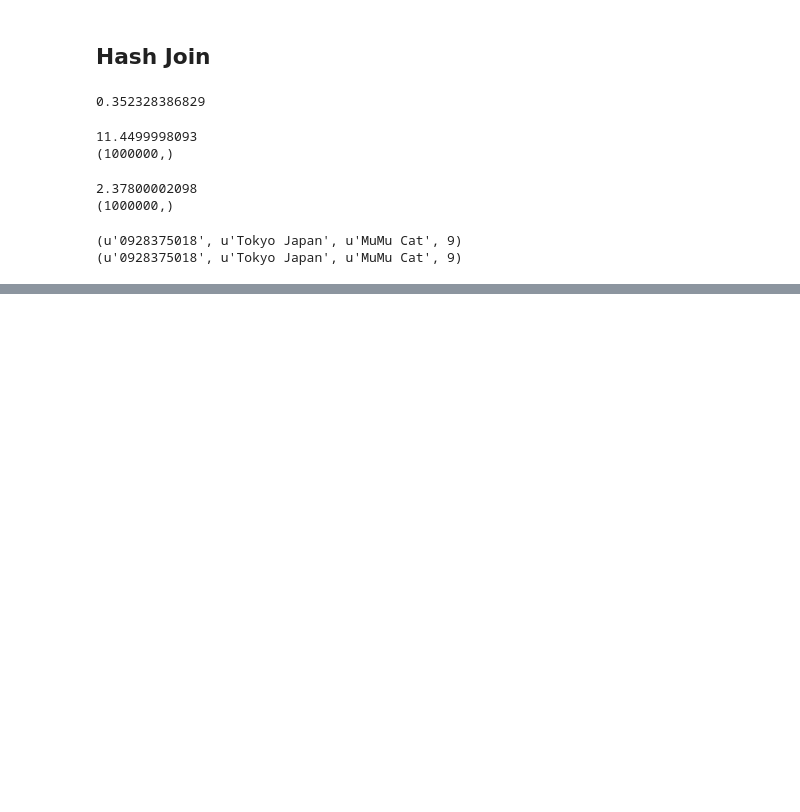
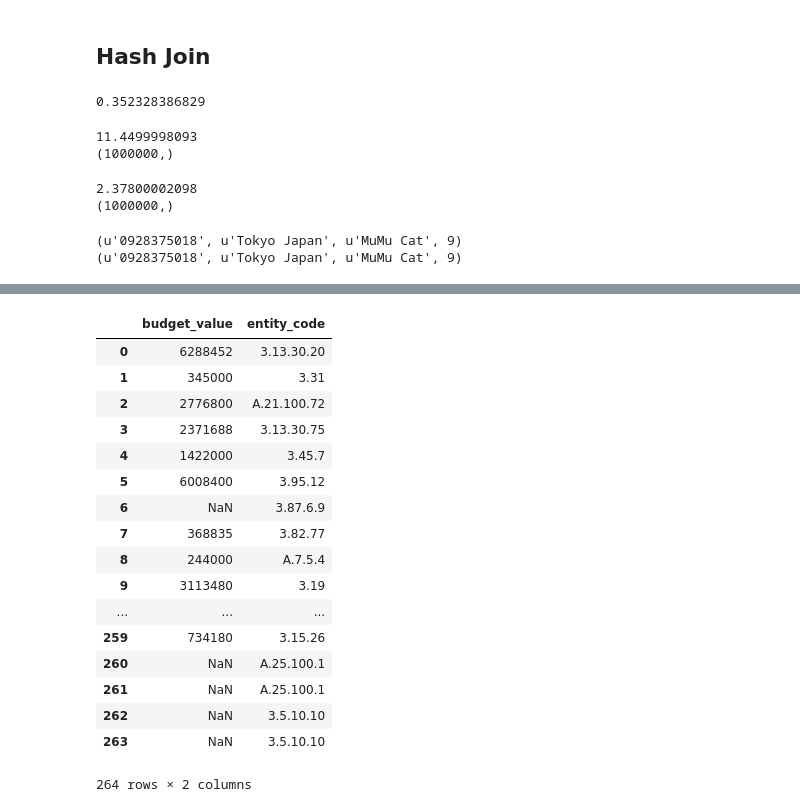
Before and after one commit to ywchiu/201506ETL, a Jupyter notebook: Python Tutorial 4.ipynb, the cells around one changed output, grey strips where cells are left out. Saved outputs shown, nothing was run; the diff lists cells and outputs as text; code cells hidden in the pictures; blank space fills up the shorter version.

```diff
--- a/Python Tutorial 4.ipynb
+++ b/Python Tutorial 4.ipynb
@@ -564,0 +579,7 @@ con.close()
+# %%
+for filename in dirs:
+    ele = get_response_element(path + filename)
+    award_info_dic = get_award_info_dic(ele)
+    insert_award_info(cur, award_info_dic, filename)
+db.commit()
+db.close()
@@ -564,0 +590,8 @@ con.close()
+# %%
+dicary = []
+for filename in dirs:
+    ele = get_response_element(path + filename)
+    dicary.append(get_award_info_dic(ele))
+# %%
+import pandas as pd
+df = pd.DataFrame(dicary)
@@ -564,0 +607,2 @@ con.close()
+# %%
+df.sort(['budget_value'], ascending=False).head()
@@ -564,0 +636,21 @@ con.close()
+# %%
+df[['budget_value', 'entity_code']]
+# %% [output]
+|  | budget_value | entity_code |
+| 0 | 6288452 | 3.13.30.20 |
+| 1 | 345000 | 3.31 |
+| 2 | 2776800 | A.21.100.72 |
+| 3 | 2371688 | 3.13.30.75 |
+| 4 | 1422000 | 3.45.7 |
+| 5 | 6008400 | 3.95.12 |
+| 6 | NaN | 3.87.6.9 |
+| 7 | 368835 | 3.82.77 |
+| 8 | 244000 | A.7.5.4 |
+| 9 | 3113480 | 3.19 |
+| ... | ... | ... |
+| 259 | 734180 | 3.15.26 |
+| 260 | NaN | A.25.100.1 |
+| 261 | NaN | A.25.100.1 |
+| 262 | NaN | 3.5.10.10 |
+| 263 | NaN | 3.5.10.10 |
+264 rows × 2 columns
```
Also changed, not shown: parts of 6 cells of this notebook.
